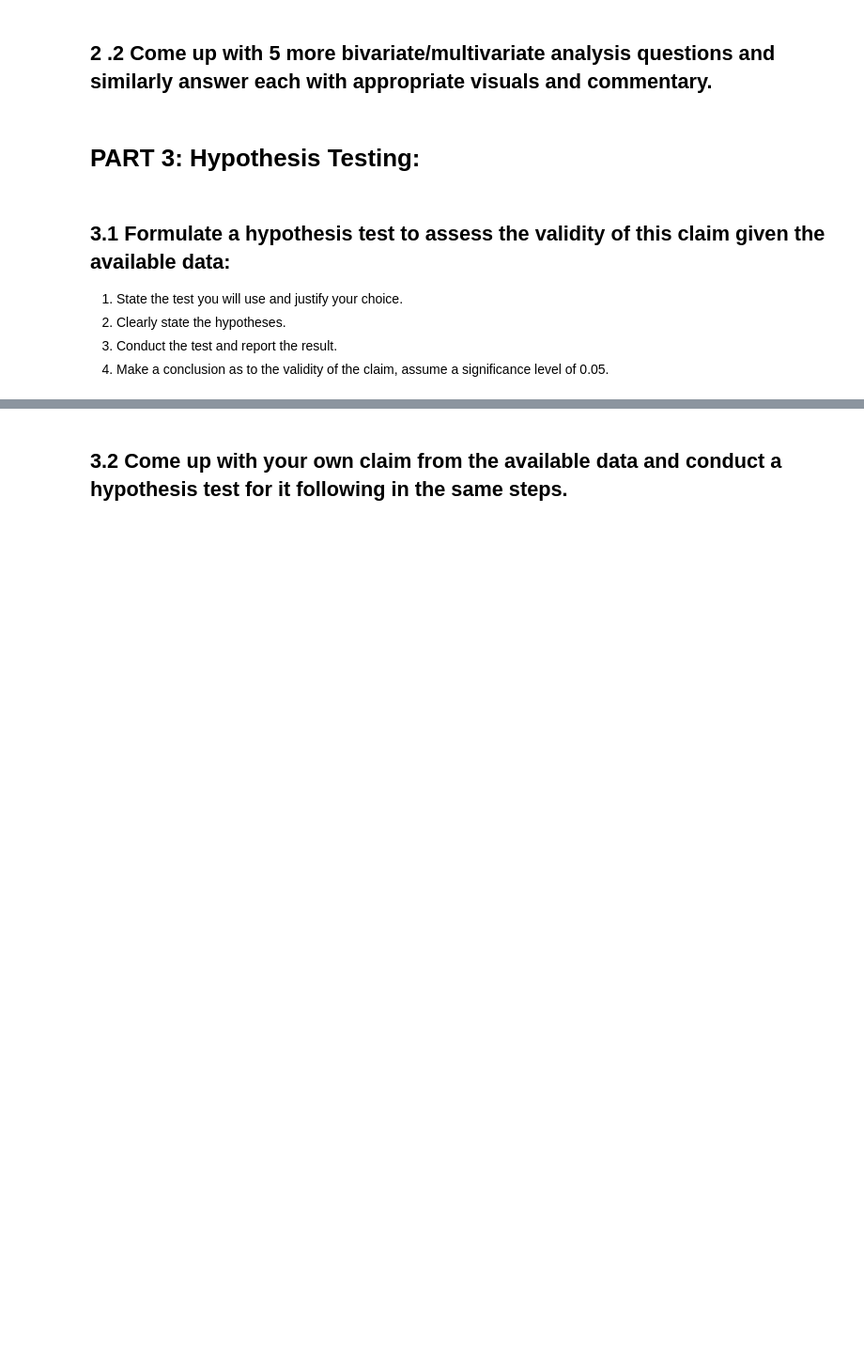
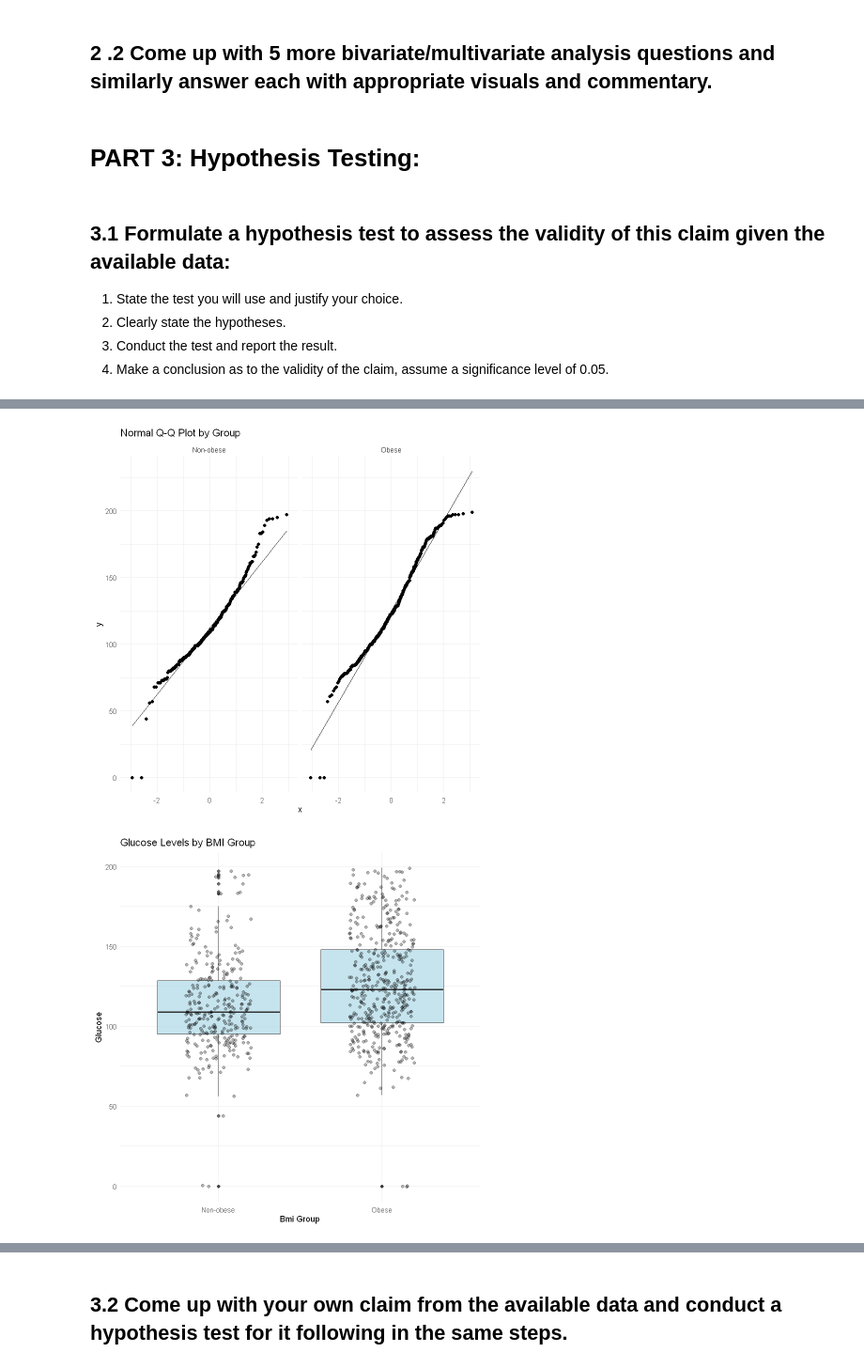
Before and after one commit to aadhamashraf/Analyzing-Diabetes-Dataset, a Jupyter notebook: DSAI-307-Final-Project.ipynb, the cells around one changed output, grey strips where cells are left out. Shown at 94% size. Saved outputs shown, nothing was run; the diff lists cells and outputs as text; code cells hidden in the pictures; blank space fills up the shorter version.

```diff
--- a/DSAI-307-Final-Project.ipynb
+++ b/DSAI-307-Final-Project.ipynb
@@ -76,0 +136,6 @@ dbl (9): Pregnancies, Glucose, BloodPressure, SkinThickness, Insulin, BMI, D...
+# %%
+# Read and preprocess data
+diabetes_data3 <- read_csv("diabetes.csv") %>%
+  mutate(across(everything(), as.numeric)) %>%
+  mutate(bmi_group = ifelse(BMI > 30, "Obese", "Non-obese"),
+         diabetes_status = ifelse(Outcome == 1, "Diabetic", "Non-diabetic"))
@@ -76,0 +172,17 @@ dbl (9): Pregnancies, Glucose, BloodPressure, SkinThickness, Insulin, BMI, D...
+# %%
+bmi_glucose_box <- create_boxplot(
+  diabetes_data3,
+  "bmi_group",
+  "Glucose",
+  "Glucose Levels by BMI Group"
+) # Boxplot of Glucose levels by BMI group for normality check
+qq_plot <- create_qq_plot(
+  diabetes_data3, "Glucose", "bmi_group"
+) # QQ plot of Glucose levels by BMI group for varicance check
+# %%
+qq_plot
+
+bmi_glucose_box
+# %% [output]
+[figure, added]
+[figure, added]
```
Also changed, not shown: parts of 20 cells of this notebook, 1 other file.
